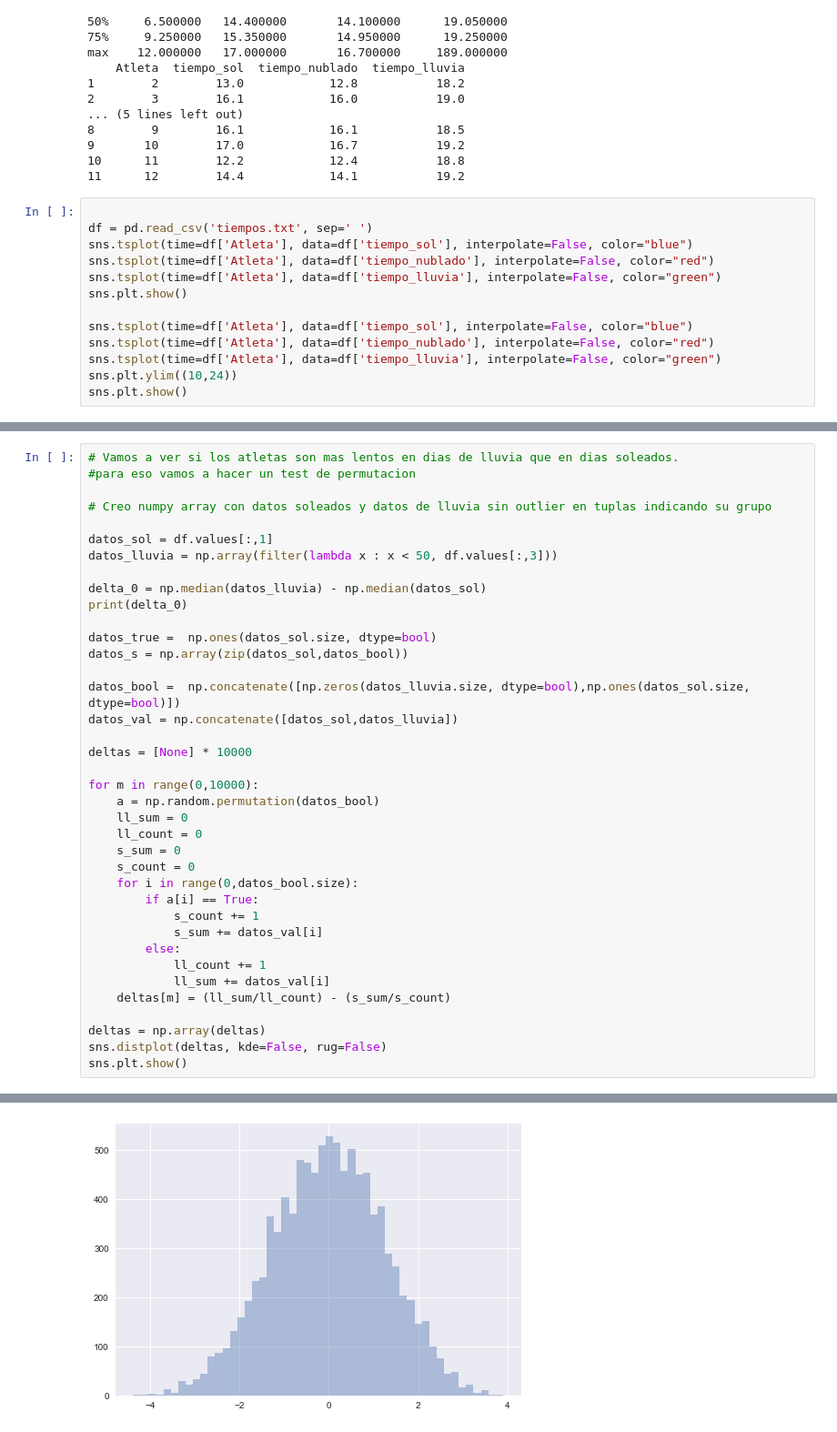
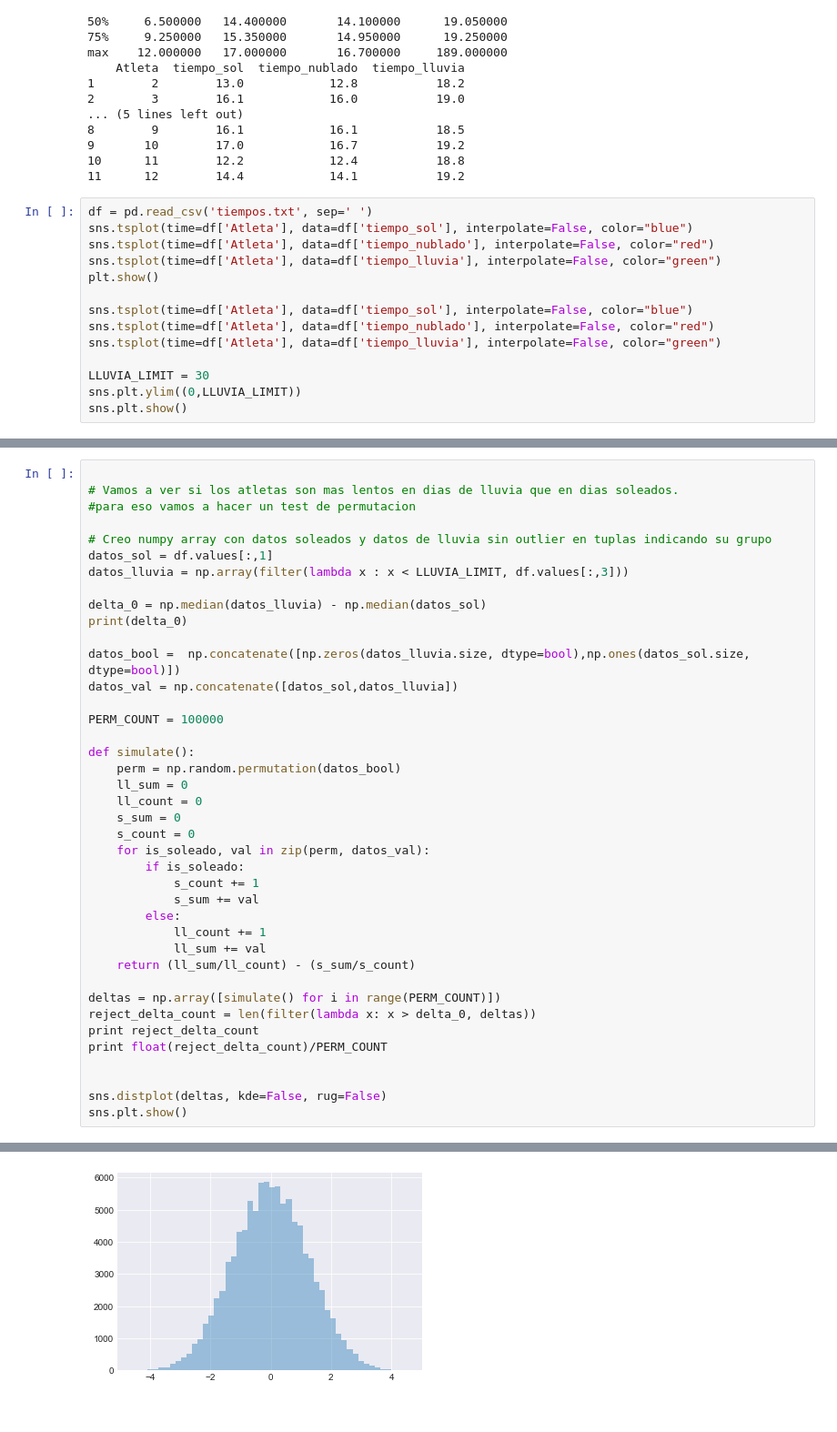
Before and after one commit to lucasputer/CienciaDeDatos, a Jupyter notebook: tp1/tp1.ipynb, the cells around one changed output, grey strips where cells are left out. Shown at 91% size. Cells and saved outputs as stored; diff of their text form.

```diff
--- a/tp1/tp1.ipynb
+++ b/tp1/tp1.ipynb
@@ -29,16 +31,17 @@ max    12.000000   17.000000       16.700000     189.000000
 10      11        12.2            12.4           18.8
 11      12        14.4            14.1           19.2
 # %%
-
 df = pd.read_csv('tiempos.txt', sep=' ')
 sns.tsplot(time=df['Atleta'], data=df['tiempo_sol'], interpolate=False, color="blue")
 sns.tsplot(time=df['Atleta'], data=df['tiempo_nublado'], interpolate=False, color="red")
 sns.tsplot(time=df['Atleta'], data=df['tiempo_lluvia'], interpolate=False, color="green")
-sns.plt.show()
+plt.show()
 
 sns.tsplot(time=df['Atleta'], data=df['tiempo_sol'], interpolate=False, color="blue")
 sns.tsplot(time=df['Atleta'], data=df['tiempo_nublado'], interpolate=False, color="red")
 sns.tsplot(time=df['Atleta'], data=df['tiempo_lluvia'], interpolate=False, color="green")
-sns.plt.ylim((10,24))
+
+LLUVIA_LIMIT = 30
+sns.plt.ylim((0,LLUVIA_LIMIT))
 sns.plt.show()
 # %% [output]
@@ -47,39 +50,41 @@ sns.plt.show()
 # %%
+
 # Vamos a ver si los atletas son mas lentos en dias de lluvia que en dias soleados.
 #para eso vamos a hacer un test de permutacion
 
 # Creo numpy array con datos soleados y datos de lluvia sin outlier en tuplas indicando su grupo
-
 datos_sol = df.values[:,1]
-datos_lluvia = np.array(filter(lambda x : x < 50, df.values[:,3]))
+datos_lluvia = np.array(filter(lambda x : x < LLUVIA_LIMIT, df.values[:,3]))
 
 delta_0 = np.median(datos_lluvia) - np.median(datos_sol)
 print(delta_0)
 
-datos_true =  np.ones(datos_sol.size, dtype=bool)
-datos_s = np.array(zip(datos_sol,datos_bool))
-
 datos_bool =  np.concatenate([np.zeros(datos_lluvia.size, dtype=bool),np.ones(datos_sol.size, dtype=bool)])
 datos_val = np.concatenate([datos_sol,datos_lluvia])
 
-deltas = [None] * 10000
+PERM_COUNT = 100000
 
-for m in range(0,10000):
-    a = np.random.permutation(datos_bool)
+def simulate():
+    perm = np.random.permutation(datos_bool)
     ll_sum = 0
     ll_count = 0
     s_sum = 0
     s_count = 0
-    for i in range(0,datos_bool.size):
-        if a[i] == True:
+    for is_soleado, val in zip(perm, datos_val):
+        if is_soleado:
             s_count += 1
-            s_sum += datos_val[i]
+            s_sum += val
         else:
             ll_count += 1
-            ll_sum += datos_val[i]
-    deltas[m] = (ll_sum/ll_count) - (s_sum/s_count)
+            ll_sum += val
+    return (ll_sum/ll_count) - (s_sum/s_count)
 
-deltas = np.array(deltas)
+deltas = np.array([simulate() for i in range(PERM_COUNT)])
+reject_delta_count = len(filter(lambda x: x > delta_0, deltas))
+print reject_delta_count
+print float(reject_delta_count)/PERM_COUNT
+
+
 sns.distplot(deltas, kde=False, rug=False)
 sns.plt.show()
 # %% [output]
@@ -87 +94 @@ sns.plt.show()
-[figure, old version]
+[figure, new version]
```
Also changed, not shown: parts of 4 cells of this notebook.
